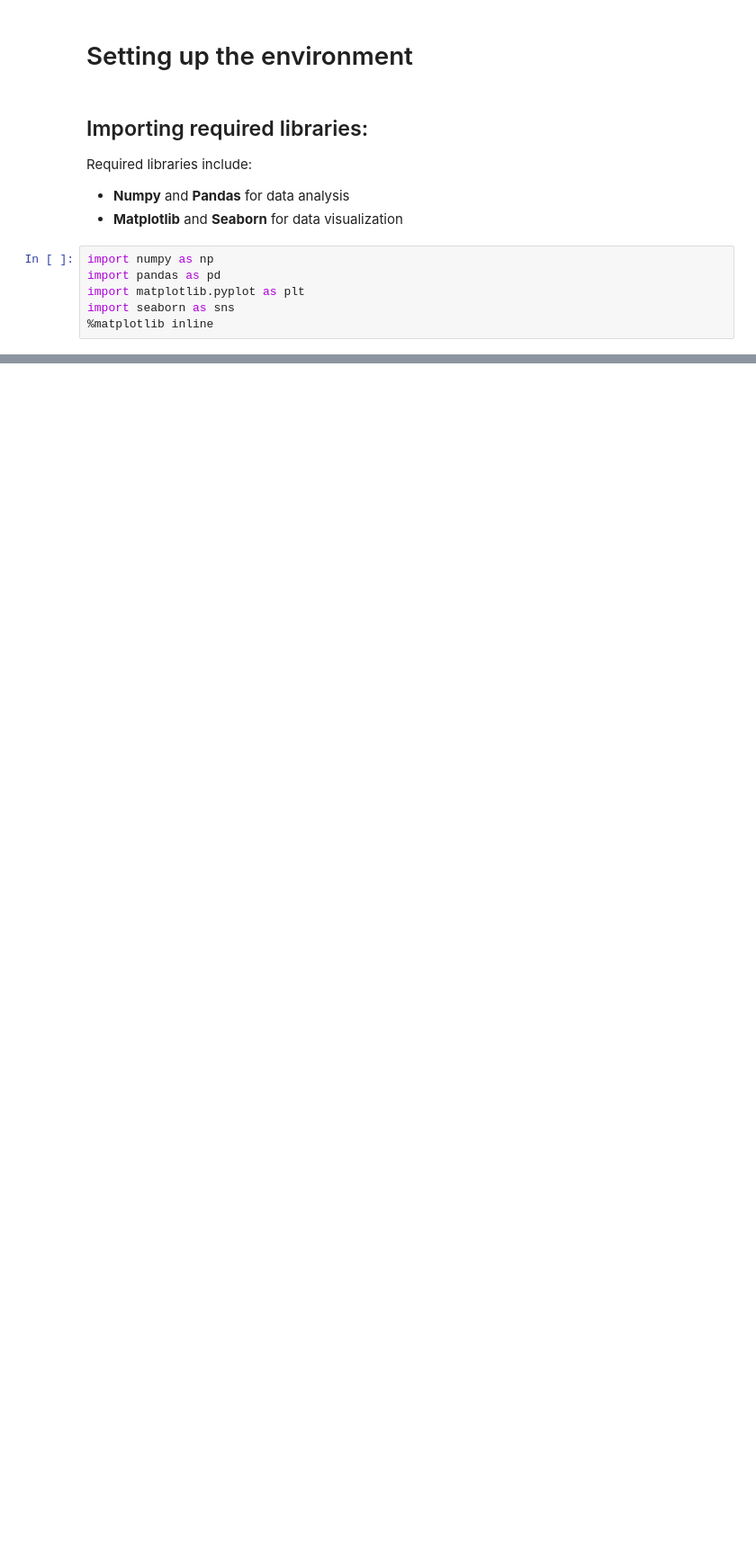
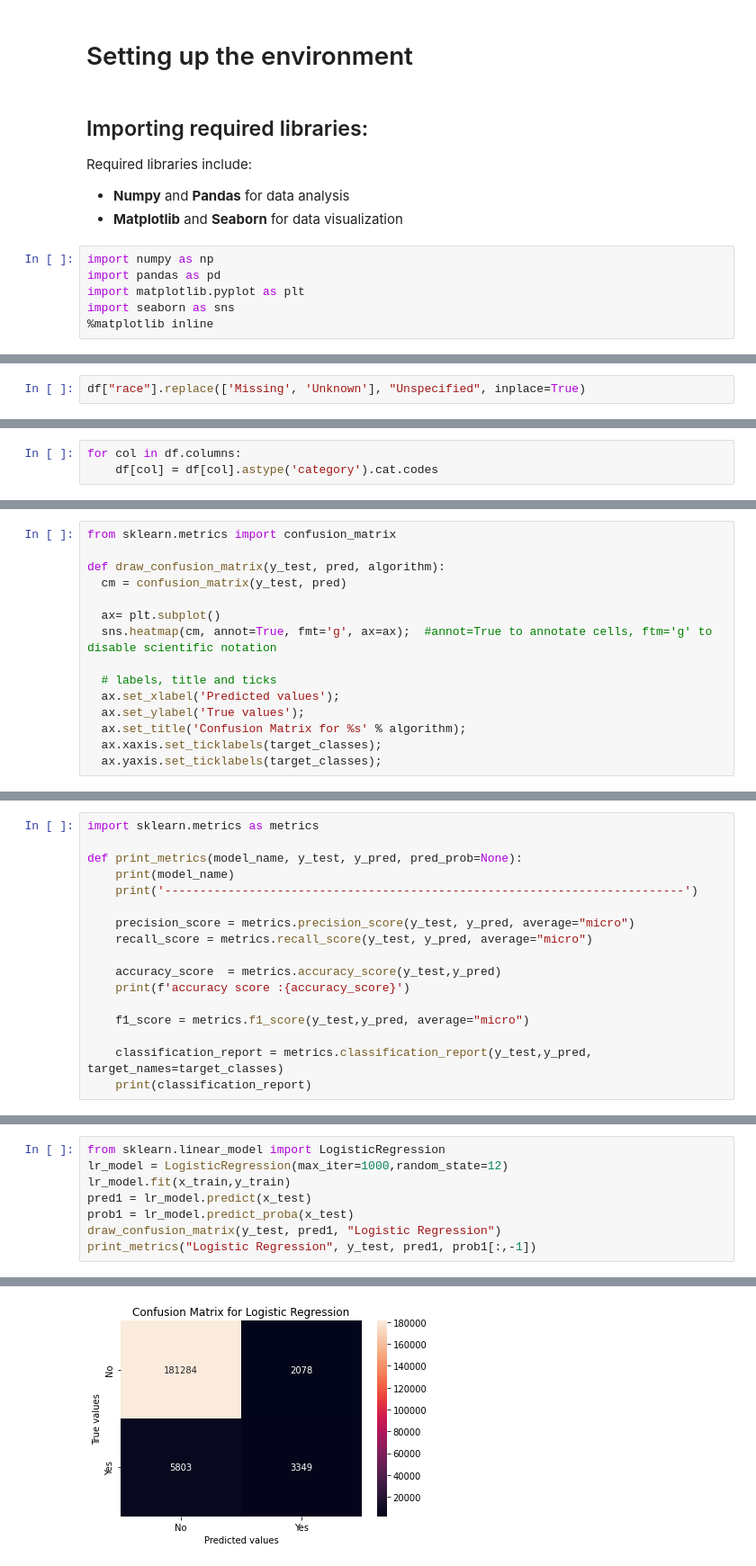
Before and after one commit to babakmahmoudian/ADS-ML, a Jupyter notebook: ml.ipynb, the cells around one changed output, grey strips where cells are left out. Shown at 90% size. Cells and saved outputs as stored; diff of their text form; blank space fills up the shorter version.

```diff
--- a/ml.ipynb
+++ b/ml.ipynb
@@ -39,0 +353,2 @@ Index(['FL_DATE', 'OP_CARRIER', 'OP_CARRIER_FL_NUM', 'ORIGIN', 'DEST',
+# %%
+df["race"].replace(['Missing', 'Unknown'], "Unspecified", inplace=True)
@@ -39,0 +405,3 @@ Index(['FL_DATE', 'OP_CARRIER', 'OP_CARRIER_FL_NUM', 'ORIGIN', 'DEST',
+# %%
+for col in df.columns:
+    df[col] = df[col].astype('category').cat.codes
@@ -39,0 +455,15 @@ Index(['FL_DATE', 'OP_CARRIER', 'OP_CARRIER_FL_NUM', 'ORIGIN', 'DEST',
+# %%
+from sklearn.metrics import confusion_matrix
+
+def draw_confusion_matrix(y_test, pred, algorithm):
+  cm = confusion_matrix(y_test, pred)
+
+  ax= plt.subplot()
+  sns.heatmap(cm, annot=True, fmt='g', ax=ax);  #annot=True to annotate cells, ftm='g' to disable scientific notation
+
+  # labels, title and ticks
+  ax.set_xlabel('Predicted values');
+  ax.set_ylabel('True values');
+  ax.set_title('Confusion Matrix for %s' % algorithm);
+  ax.xaxis.set_ticklabels(target_classes);
+  ax.yaxis.set_ticklabels(target_classes);
@@ -39,0 +472,17 @@ Index(['FL_DATE', 'OP_CARRIER', 'OP_CARRIER_FL_NUM', 'ORIGIN', 'DEST',
+# %%
+import sklearn.metrics as metrics
+
+def print_metrics(model_name, y_test, y_pred, pred_prob=None):
+    print(model_name)
+    print('--------------------------------------------------------------------------')
+
+    precision_score = metrics.precision_score(y_test, y_pred, average="micro")
+    recall_score = metrics.recall_score(y_test, y_pred, average="micro")
+
+    accuracy_score  = metrics.accuracy_score(y_test,y_pred)
+    print(f'accuracy score :{accuracy_score}')
+
+    f1_score = metrics.f1_score(y_test,y_pred, average="micro")
+
+    classification_report = metrics.classification_report(y_test,y_pred, target_names=target_classes)
+    print(classification_report)
@@ -39,0 +507,9 @@ Index(['FL_DATE', 'OP_CARRIER', 'OP_CARRIER_FL_NUM', 'ORIGIN', 'DEST',
+# %%
+from sklearn.linear_model import LogisticRegression
+lr_model = LogisticRegression(max_iter=1000,random_state=12)
+lr_model.fit(x_train,y_train)
+pred1 = lr_model.predict(x_test)
+prob1 = lr_model.predict_proba(x_test)
+draw_confusion_matrix(y_test, pred1, "Logistic Regression")
+print_metrics("Logistic Regression", y_test, pred1, prob1[:,-1])
+# %% [output]
@@ -39,0 +527 @@ Index(['FL_DATE', 'OP_CARRIER', 'OP_CARRIER_FL_NUM', 'ORIGIN', 'DEST',
+[figure, added]
```
Also changed, not shown: parts of 91 cells of this notebook.
